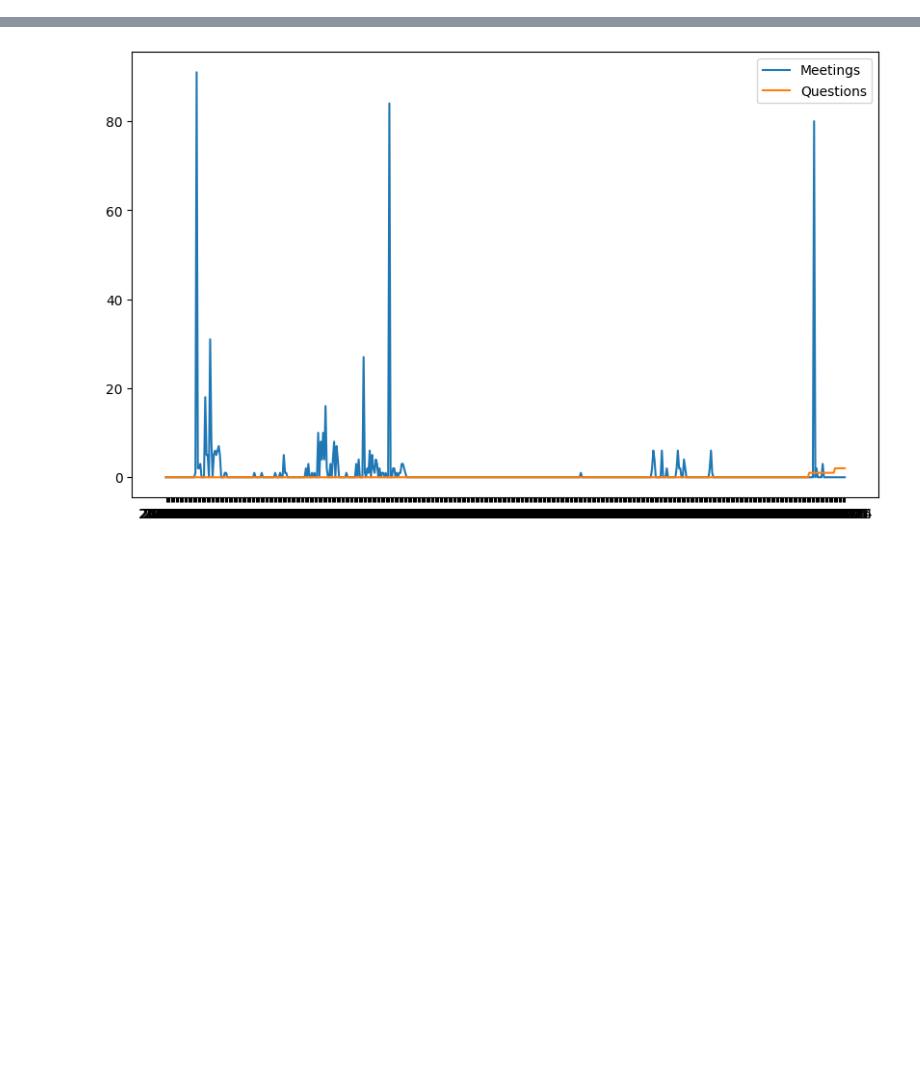
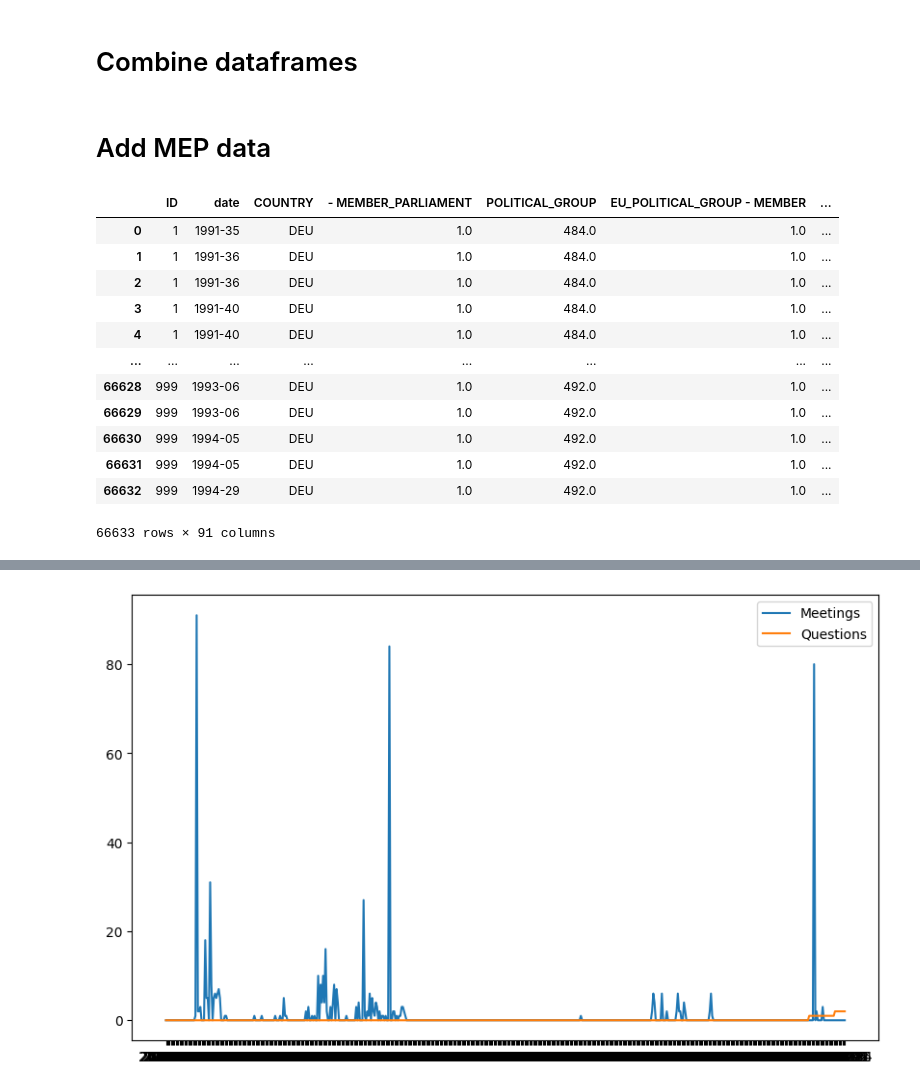
Before and after one commit to AcacioTelechi/thesis-lobbying-effects, a Jupyter notebook: 3.1_panel_data.ipynb, the cells around one changed output, grey strips where cells are left out. Saved outputs shown, nothing was run; the diff lists cells and outputs as text; code cells hidden in the pictures; blank space fills up the shorter version.

Commit message:
feat: update panel data notebook with new MEP data integration and improved execution counts

```diff
--- a/3.1_panel_data.ipynb
+++ b/3.1_panel_data.ipynb
@@ -5,13 +5,15 @@ import matplotlib.pyplot as plt
 df_questions_ymd = pd.read_csv('./data/silver/df_questions_by_period_YYYY-MM-DD.csv', index_col=0)
 df_meetings_ymd = pd.read_csv('./data/silver/df_meetings_by_period_YYYY-MM-DD.csv', index_col=0)
 
-df_meps_details = pd.read_csv('./data/mep_detail.csv')
+df_meps = pd.read_csv('./data/silver/mep_membership_timeline.csv')
 # %%
 all_periods = sorted(set(df_questions_ymd.columns.tolist() + df_meetings_ymd.columns.tolist()))
 
 # Fill missing periods with 0
 df_questions = df_questions_ymd.reindex(all_periods, axis=1, fill_value=0)
 df_meetings = df_meetings_ymd.reindex(all_periods, axis=1, fill_value=0)
+# %% [markdown]
+# Combine dataframes
 # %%
 # I need to transform the columns into rows
 df_questions_melted = df_questions.melt(ignore_index=False, var_name='date', value_name='questions')
@@ -28,6 +30,24 @@ df_combined = pd.merge(df_questions_melted, df_meetings_melted,
 # Aggregate the data by week
 df_combined['date'] = pd.to_datetime(df_combined['date']).dt.strftime('%Y-%U')
 df_combined = df_combined.groupby(['member_id', 'date']).sum().reset_index()
+# %% [markdown]
+# Add MEP data
+# %%
+df_meps
+# %% [output]
+|  | ID | date | COUNTRY | - MEMBER_PARLIAMENT | POLITICAL_GROUP | EU_POLITICAL_GROUP - MEMBER | ... |
+| 0 | 1 | 1991-35 | DEU | 1.0 | 484.0 | 1.0 | ... |
+| 1 | 1 | 1991-36 | DEU | 1.0 | 484.0 | 1.0 | ... |
+| 2 | 1 | 1991-36 | DEU | 1.0 | 484.0 | 1.0 | ... |
+| 3 | 1 | 1991-40 | DEU | 1.0 | 484.0 | 1.0 | ... |
+| 4 | 1 | 1991-40 | DEU | 1.0 | 484.0 | 1.0 | ... |
+| ... | ... | ... | ... | ... | ... | ... | ... |
+| 66628 | 999 | 1993-06 | DEU | 1.0 | 492.0 | 1.0 | ... |
+| 66629 | 999 | 1993-06 | DEU | 1.0 | 492.0 | 1.0 | ... |
+| 66630 | 999 | 1994-05 | DEU | 1.0 | 492.0 | 1.0 | ... |
+| 66631 | 999 | 1994-05 | DEU | 1.0 | 492.0 | 1.0 | ... |
+| 66632 | 999 | 1994-29 | DEU | 1.0 | 492.0 | 1.0 | ... |
+66633 rows × 91 columns
 # %%
 df_combined.sort_values(by='meetings', ascending=False)
 # %% [output]
```
Also changed, not shown: parts of 1 cell of this notebook.
